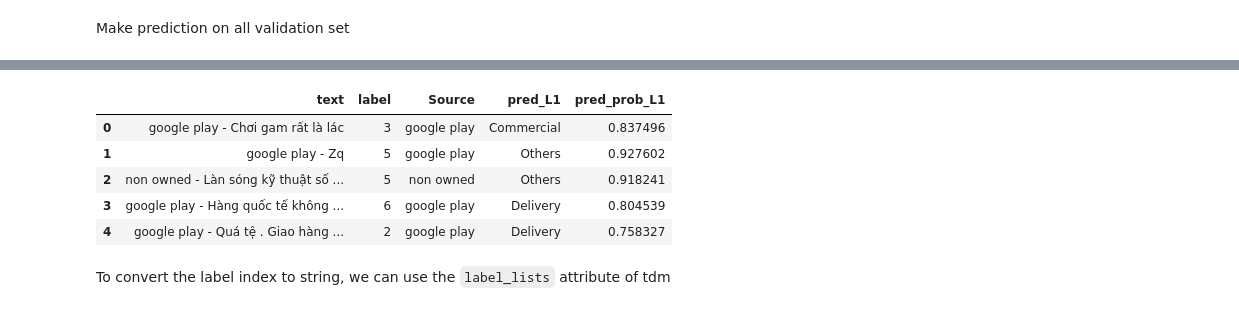
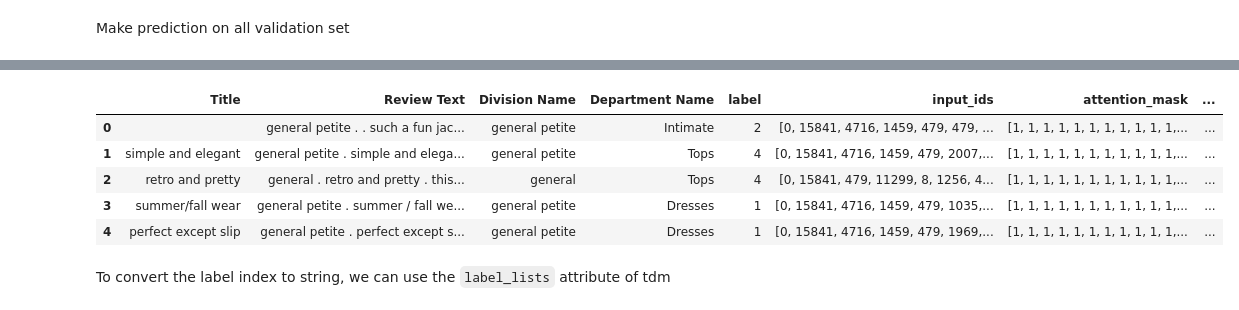
Before and after one commit to anhquan0412/that-nlp-library, a Jupyter notebook: nbs/03_model_classification_tutorial.ipynb, the cells around one changed output, grey strips where cells are left out. Drawn from its saved outputs; the diff is of its cells as text; code cells hidden in the pictures.

Commit message:
continue on the classification tutorial, todo fix bug topk

````diff
--- a/nbs/03_model_classification_tutorial.ipynb
+++ b/nbs/03_model_classification_tutorial.ipynb
@@ -331,6 +335,4 @@ controller.trainer.model.save_pretrained('./sample_weights/model_progress')
 # %% [markdown]
 ### Load trained model
 # %%
-_model = RobertaForSequenceClassification.from_pretrained('./sample_weights/model_progress',num_labels=6)
-
-_model = _model.to('cuda:0')
+trained_model = RobertaForSequenceClassification.from_pretrained('./sample_weights/model_progress',num_labels=6).to('cuda:0')
@@ -357,6 +339,6 @@ RobertaForSequenceClassification(
 # %%
 metric_funcs = [partial(f1_score,average='macro'),accuracy_score]
-controller = ModelController(_model,tdc,metric_funcs)
+controller = ModelController(trained_model,tdc,metric_funcs)
 # %% [markdown]
 ### Predict Train/Validation set
 # %% [markdown]
@@ -474,11 +350,12 @@ tdc.main_ddict['train']['input_ids'][:2]
 # %%
+df_val = df_val.to_pandas()
 df_val.head()
 # %% [output]
-|  | text | label | Source | pred_L1 | pred_prob_L1 |
-| 0 | google play - Chơi gam rất là lác | 3 | google play | Commercial | 0.837496 |
-| 1 | google play - Zq | 5 | google play | Others | 0.927602 |
-| 2 | non owned - Làn sóng kỹ thuật số ... | 5 | non owned | Others | 0.918241 |
-| 3 | google play - Hàng quốc tế không ... | 6 | google play | Delivery | 0.804539 |
-| 4 | google play - Quá tệ . Giao hàng ... | 2 | google play | Delivery | 0.758327 |
+|  | Title | Review Text | Division Name | Department Name | label | input_ids | attention_mask | ... |
+| 0 |  | general petite . . such a fun jac... | general petite | Intimate | 2 | [0, 15841, 4716, 1459, 479, 479, ... | [1, 1, 1, 1, 1, 1, 1, 1, 1, 1, 1,... | ... |
+| 1 | simple and elegant | general petite . simple and elega... | general petite | Tops | 4 | [0, 15841, 4716, 1459, 479, 2007,... | [1, 1, 1, 1, 1, 1, 1, 1, 1, 1, 1,... | ... |
+| 2 | retro and pretty | general . retro and pretty . this... | general | Tops | 4 | [0, 15841, 479, 11299, 8, 1256, 4... | [1, 1, 1, 1, 1, 1, 1, 1, 1, 1, 1,... | ... |
+| 3 | summer/fall wear | general petite . summer / fall we... | general petite | Dresses | 1 | [0, 15841, 4716, 1459, 479, 1035,... | [1, 1, 1, 1, 1, 1, 1, 1, 1, 1, 1,... | ... |
+| 4 | perfect except slip | general petite . perfect except s... | general petite | Dresses | 1 | [0, 15841, 4716, 1459, 479, 1969,... | [1, 1, 1, 1, 1, 1, 1, 1, 1, 1, 1,... | ... |
 # %% [markdown]
 To convert the label index to string, we can use the ```label_lists``` attribute of tdm
````
Also changed, not shown: parts of 50 cells of this notebook, 5 other files.
